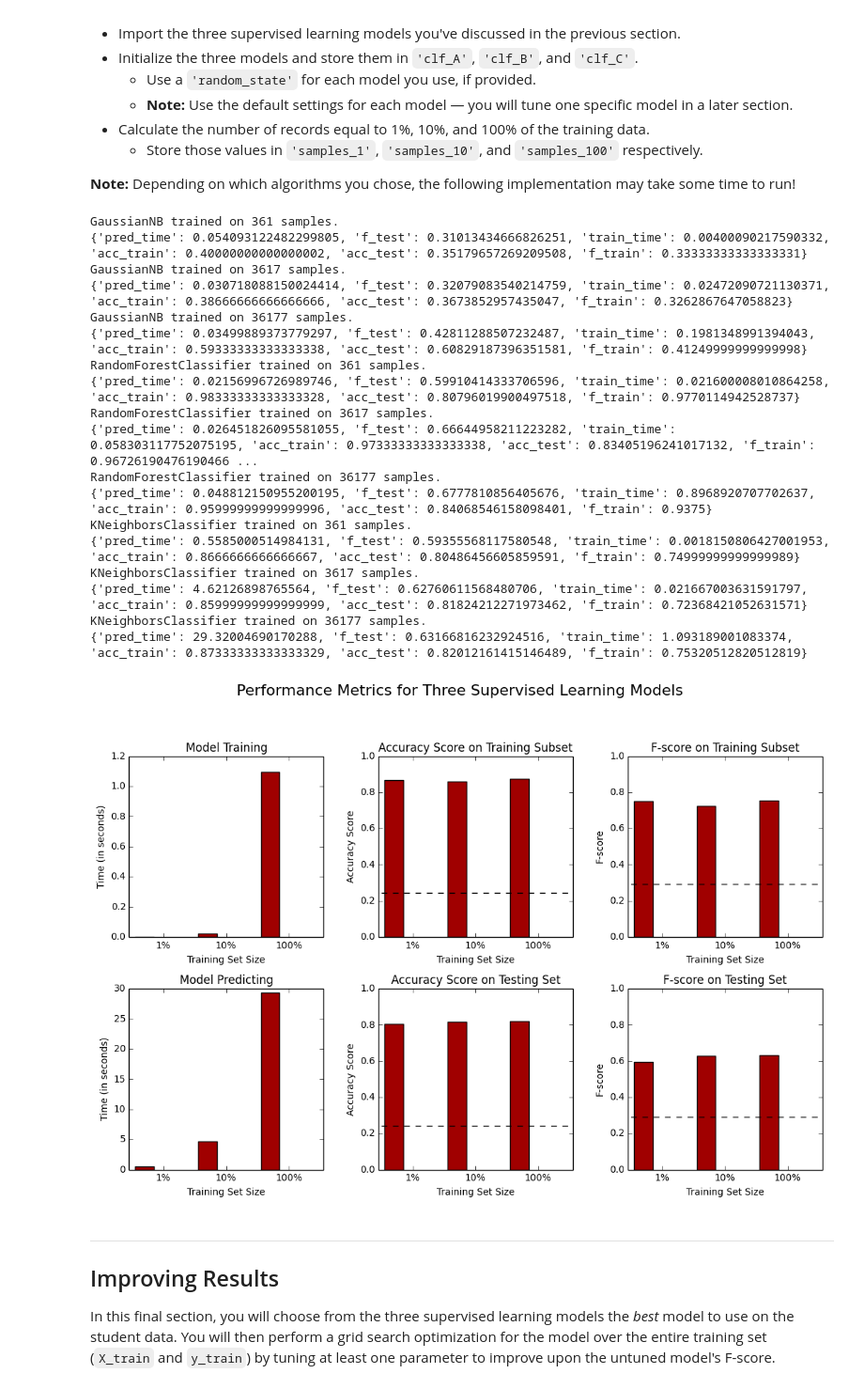
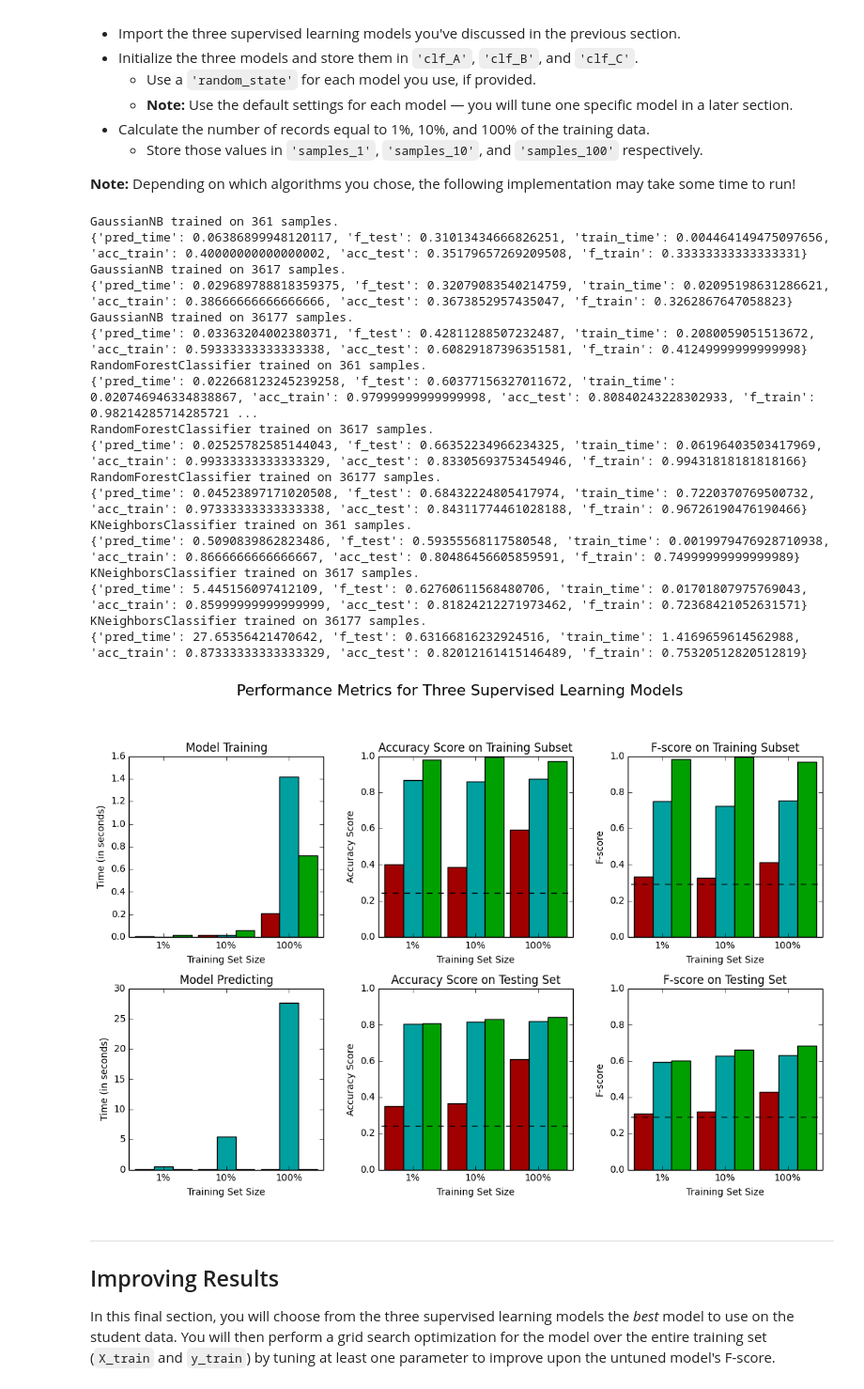
Before and after one commit to xiaobuu/machine-learning, a Jupyter notebook: projects/finding_donors/finding_donors.ipynb, the cells around one changed output. Shown at 94% size. Cells and saved outputs as stored; diff of their text form; code cells hidden in the pictures.

```diff
--- a/projects/finding_donors/finding_donors.ipynb
+++ b/projects/finding_donors/finding_donors.ipynb
@@ -266,7 +266,7 @@ def train_predict(learner, sample_size, X_train, y_train, X_test, y_test):
     # TODO: Fit the learner to the training data using slicing with 'sample_size'
 
     start = time() # Get start time
-    learner = learner()
+    #learner = learner()
     learner.fit(X_train[0:sample_size], y_train[0:sample_size])
     end = time() # Get end time
 
@@ -318,46 +318,46 @@ from sklearn.ensemble import RandomForestClassifier
 from sklearn.neighbors import KNeighborsClassifier
 
 # TODO: Initialize the three models
-clf_A = GaussianNB
-clf_B = RandomForestClassifier
-clf_C = KNeighborsClassifier
+clf_A = GaussianNB()
+clf_B = RandomForestClassifier(random_state = 42)
+clf_C = x()
 
 # TODO: Calculate the number of samples for 1%, 10%, and 100% of the training data
 samples_1 = len(X_train) / 100
 samples_10 = len(X_train) / 10
 samples_100 = len(X_train)
 
 # Collect results on the learners
 results = {}
 for clf in [clf_A, clf_B, clf_C]:
     clf_name = clf.__class__.__name__
     results[clf_name] = {}
     for i, samples in enumerate([samples_1, samples_10, samples_100]):
         results[clf_name][i] = \
         train_predict(clf, samples, X_train, y_train, X_test, y_test)
 
 # Run metrics visualization for the three supervised learning models chosen
 vs.evaluate(results, accuracy, fscore)
 # %% [output]
 GaussianNB trained on 361 samples.
-{'pred_time': 0.054093122482299805, 'f_test': 0.31013434666826251, 'train_time': 0.00400090217590332, 'acc_train': 0.40000000000000002, 'acc_test': 0.35179657269209508, 'f_train': 0.33333333333333331}
+{'pred_time': 0.06386899948120117, 'f_test': 0.31013434666826251, 'train_time': 0.004464149475097656, 'acc_train': 0.40000000000000002, 'acc_test': 0.35179657269209508, 'f_train': 0.33333333333333331}
 GaussianNB trained on 3617 samples.
-{'pred_time': 0.030718088150024414, 'f_test': 0.32079083540214759, 'train_time': 0.02472090721130371, 'acc_train': 0.38666666666666666, 'acc_test': 0.3673852957435047, 'f_train': 0.3262867647058823}
+{'pred_time': 0.029689788818359375, 'f_test': 0.32079083540214759, 'train_time': 0.02095198631286621, 'acc_train': 0.38666666666666666, 'acc_test': 0.3673852957435047, 'f_train': 0.3262867647058823}
 GaussianNB trained on 36177 samples.
-{'pred_time': 0.03499889373779297, 'f_test': 0.42811288507232487, 'train_time': 0.1981348991394043, 'acc_train': 0.59333333333333338, 'acc_test': 0.60829187396351581, 'f_train': 0.41249999999999998}
+{'pred_time': 0.03363204002380371, 'f_test': 0.42811288507232487, 'train_time': 0.2080059051513672, 'acc_train': 0.59333333333333338, 'acc_test': 0.60829187396351581, 'f_train': 0.41249999999999998}
 RandomForestClassifier trained on 361 samples.
-{'pred_time': 0.02156996726989746, 'f_test': 0.59910414333706596, 'train_time': 0.021600008010864258, 'acc_train': 0.98333333333333328, 'acc_test': 0.80796019900497518, 'f_train': 0.9770114942528737}
+{'pred_time': 0.022668123245239258, 'f_test': 0.60377156327011672, 'train_time': 0.020746946334838867, 'acc_train': 0.97999999999999998, 'acc_test': 0.80840243228302933, 'f_train': 0.98214285714285721 ...
 RandomForestClassifier trained on 3617 samples.
-{'pred_time': 0.026451826095581055, 'f_test': 0.66644958211223282, 'train_time': 0.058303117752075195, 'acc_train': 0.97333333333333338, 'acc_test': 0.83405196241017132, 'f_train': 0.96726190476190466 ...
+{'pred_time': 0.02525782585144043, 'f_test': 0.66352234966234325, 'train_time': 0.06196403503417969, 'acc_train': 0.99333333333333329, 'acc_test': 0.83305693753454946, 'f_train': 0.99431818181818166}
 RandomForestClassifier trained on 36177 samples.
-{'pred_time': 0.048812150955200195, 'f_test': 0.6777810856405676, 'train_time': 0.8968920707702637, 'acc_train': 0.95999999999999996, 'acc_test': 0.84068546158098401, 'f_train': 0.9375}
+{'pred_time': 0.04523897171020508, 'f_test': 0.68432224805417974, 'train_time': 0.7220370769500732, 'acc_train': 0.97333333333333338, 'acc_test': 0.84311774461028188, 'f_train': 0.96726190476190466}
 KNeighborsClassifier trained on 361 samples.
-{'pred_time': 0.5585000514984131, 'f_test': 0.59355568117580548, 'train_time': 0.0018150806427001953, 'acc_train': 0.8666666666666667, 'acc_test': 0.80486456605859591, 'f_train': 0.74999999999999989}
+{'pred_time': 0.5090839862823486, 'f_test': 0.59355568117580548, 'train_time': 0.0019979476928710938, 'acc_train': 0.8666666666666667, 'acc_test': 0.80486456605859591, 'f_train': 0.74999999999999989}
 KNeighborsClassifier trained on 3617 samples.
-{'pred_time': 4.62126898765564, 'f_test': 0.62760611568480706, 'train_time': 0.021667003631591797, 'acc_train': 0.85999999999999999, 'acc_test': 0.81824212271973462, 'f_train': 0.72368421052631571}
+{'pred_time': 5.445156097412109, 'f_test': 0.62760611568480706, 'train_time': 0.01701807975769043, 'acc_train': 0.85999999999999999, 'acc_test': 0.81824212271973462, 'f_train': 0.72368421052631571}
 KNeighborsClassifier trained on 36177 samples.
-{'pred_time': 29.32004690170288, 'f_test': 0.63166816232924516, 'train_time': 1.093189001083374, 'acc_train': 0.87333333333333329, 'acc_test': 0.82012161415146489, 'f_train': 0.75320512820512819}
+{'pred_time': 27.65356421470642, 'f_test': 0.63166816232924516, 'train_time': 1.4169659614562988, 'acc_train': 0.87333333333333329, 'acc_test': 0.82012161415146489, 'f_train': 0.75320512820512819}
-[figure, old version]
+[figure, new version]
 # %% [markdown]
 ----
 ## Improving Results
```
Also changed, not shown: parts of 5 cells of this notebook, 1 other file.
